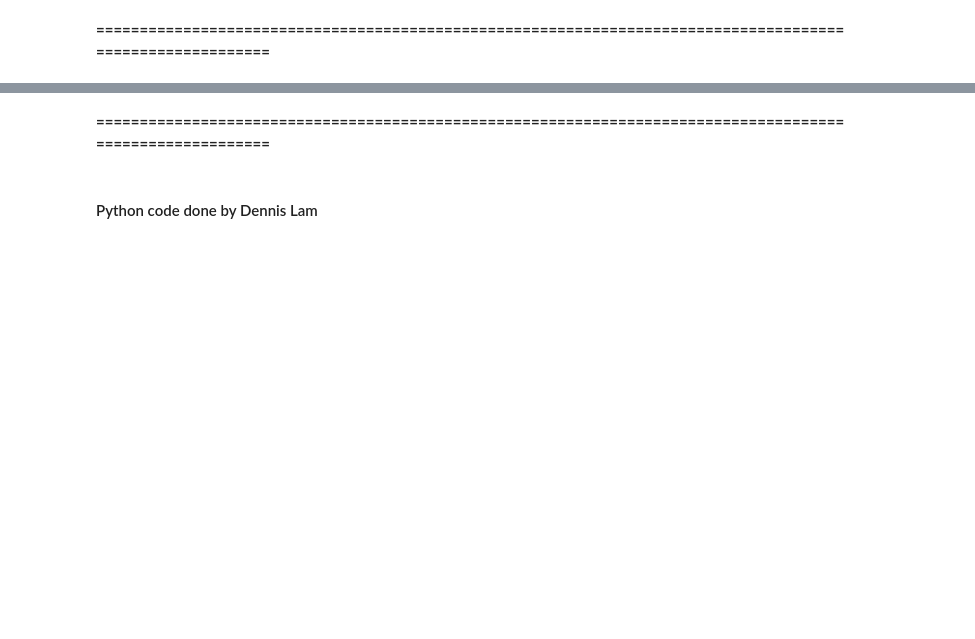
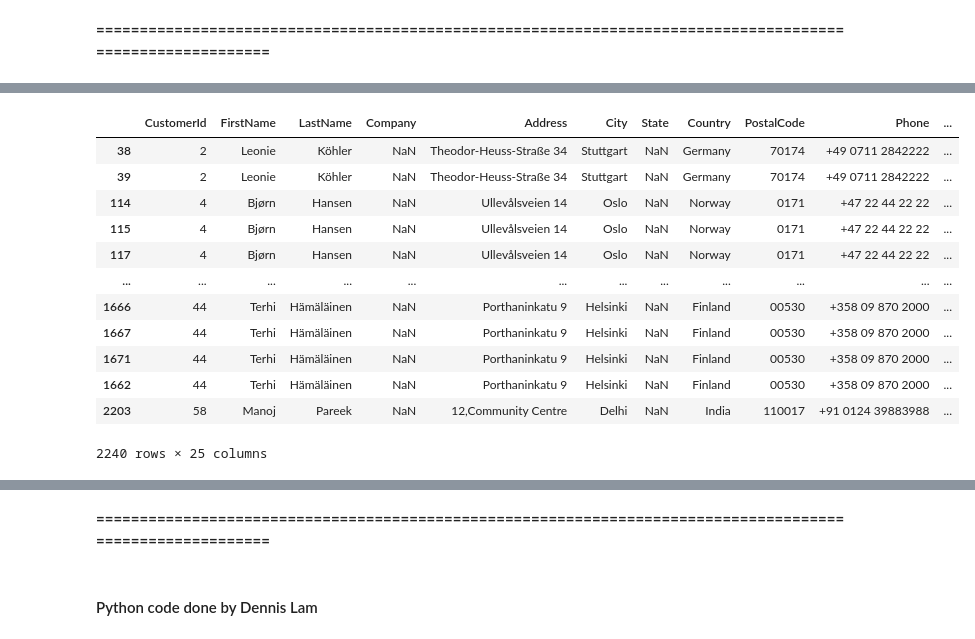
Before and after one commit to dennislamcv1/IllinoisTechRD, a Jupyter notebook: Summative Course Assessment 3.ipynb, the cells around one changed output, grey strips where cells are left out. Drawn from its saved outputs; the diff is of its cells as text; code cells hidden in the pictures; blank space fills up the shorter version.

```diff
--- a/Summative Course Assessment 3.ipynb
+++ b/Summative Course Assessment 3.ipynb
@@ -49,0 +64,16 @@ album.shape
+# %%
+df.sort_values(by="InvoiceDate")
+# %% [output]
+|  | CustomerId | FirstName | LastName | Company | Address | City | State | Country | PostalCode | Phone | ... |
+| 38 | 2 | Leonie | Köhler | NaN | Theodor-Heuss-Straße 34 | Stuttgart | NaN | Germany | 70174 | +49 0711 2842222 | ... |
+| 39 | 2 | Leonie | Köhler | NaN | Theodor-Heuss-Straße 34 | Stuttgart | NaN | Germany | 70174 | +49 0711 2842222 | ... |
+| 114 | 4 | Bjørn | Hansen | NaN | Ullevålsveien 14 | Oslo | NaN | Norway | 0171 | +47 22 44 22 22 | ... |
+| 115 | 4 | Bjørn | Hansen | NaN | Ullevålsveien 14 | Oslo | NaN | Norway | 0171 | +47 22 44 22 22 | ... |
+| 117 | 4 | Bjørn | Hansen | NaN | Ullevålsveien 14 | Oslo | NaN | Norway | 0171 | +47 22 44 22 22 | ... |
+| ... | ... | ... | ... | ... | ... | ... | ... | ... | ... | ... | ... |
+| 1666 | 44 | Terhi | Hämäläinen | NaN | Porthaninkatu 9 | Helsinki | NaN | Finland | 00530 | +358 09 870 2000 | ... |
+| 1667 | 44 | Terhi | Hämäläinen | NaN | Porthaninkatu 9 | Helsinki | NaN | Finland | 00530 | +358 09 870 2000 | ... |
+| 1671 | 44 | Terhi | Hämäläinen | NaN | Porthaninkatu 9 | Helsinki | NaN | Finland | 00530 | +358 09 870 2000 | ... |
+| 1662 | 44 | Terhi | Hämäläinen | NaN | Porthaninkatu 9 | Helsinki | NaN | Finland | 00530 | +358 09 870 2000 | ... |
+| 2203 | 58 | Manoj | Pareek | NaN | 12,Community Centre | Delhi | NaN | India | 110017 | +91 0124 39883988 | ... |
+2240 rows × 25 columns
```
Also changed, not shown: parts of 88 cells of this notebook, 14 other files.
